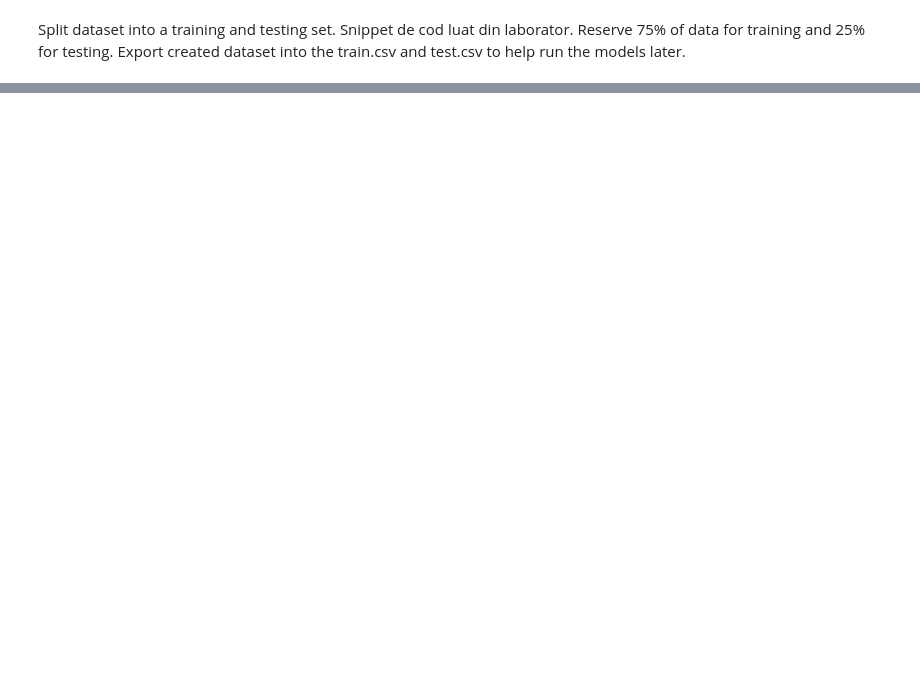
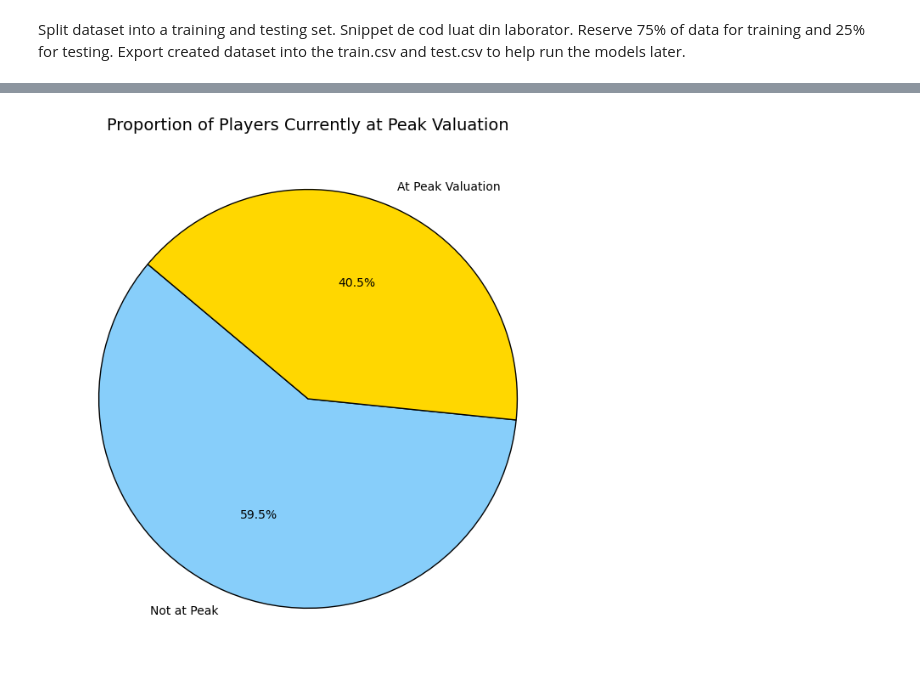
Before and after one commit to Dimitrescu-Robert/data-learning-in-python, a Jupyter notebook: 2026wc-player-market/main.ipynb, the cells around one changed output, grey strips where cells are left out. Saved outputs shown, nothing was run; the diff lists cells and outputs as text; code cells hidden in the pictures; blank space fills up the shorter version.

```diff
--- a/2026wc-player-market/main.ipynb
+++ b/2026wc-player-market/main.ipynb
@@ -200,0 +291,20 @@ Training set data dimension: (597, 10)
+# %%
+# === 2. PIE CHART: Players at their Peak Valuation ===
+
+plt.figure(figsize=(8, 8))
+
+# Get counts of True and False from the 'Apex MV' column
+apex_counts = players_df['Apex MV'].value_counts()
+
+# Map the True/False index to readable labels
+labels = apex_counts.index.map({False: 'Not at Peak', True: 'At Peak Valuation'})
+
+# Create the pie chart
+plt.pie(apex_counts.values, labels=labels, autopct='%1.1f%%',
+        startangle=140, colors=['lightskyblue', 'gold'],
+        wedgeprops={'edgecolor': 'black'})
+
+plt.title('Proportion of Players Currently at Peak Valuation', fontsize=14)
+plt.show()
+# %% [output]
+[figure, added]
```
Also changed, not shown: parts of 16 cells of this notebook, 2 other files.
